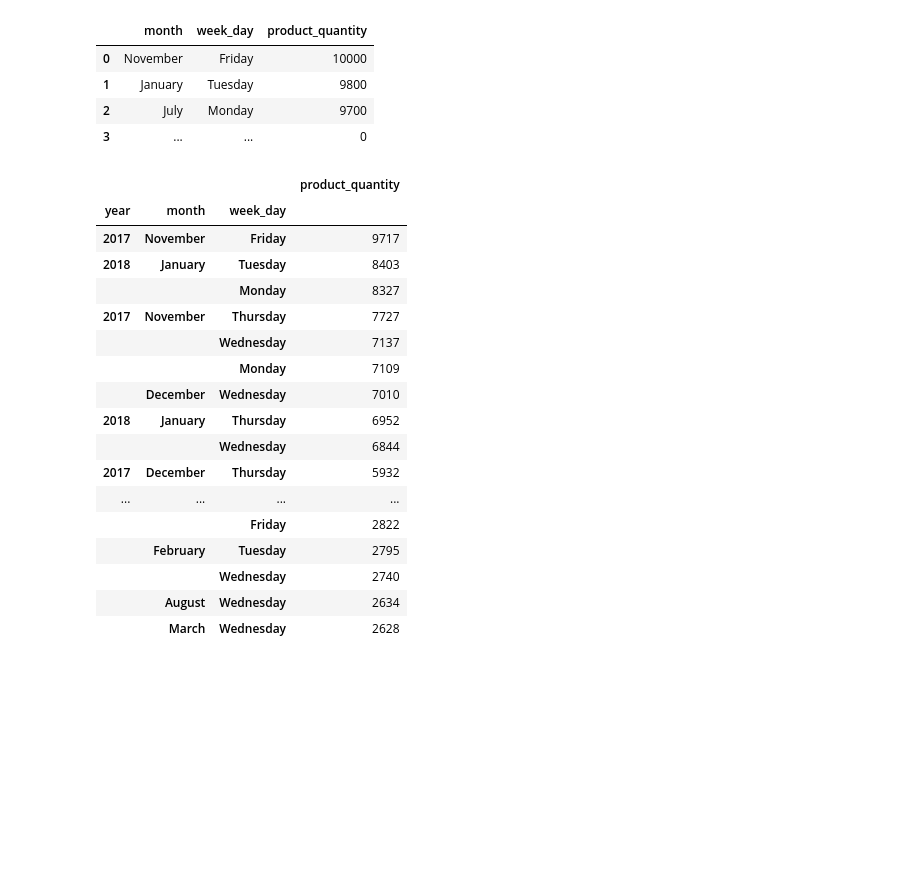
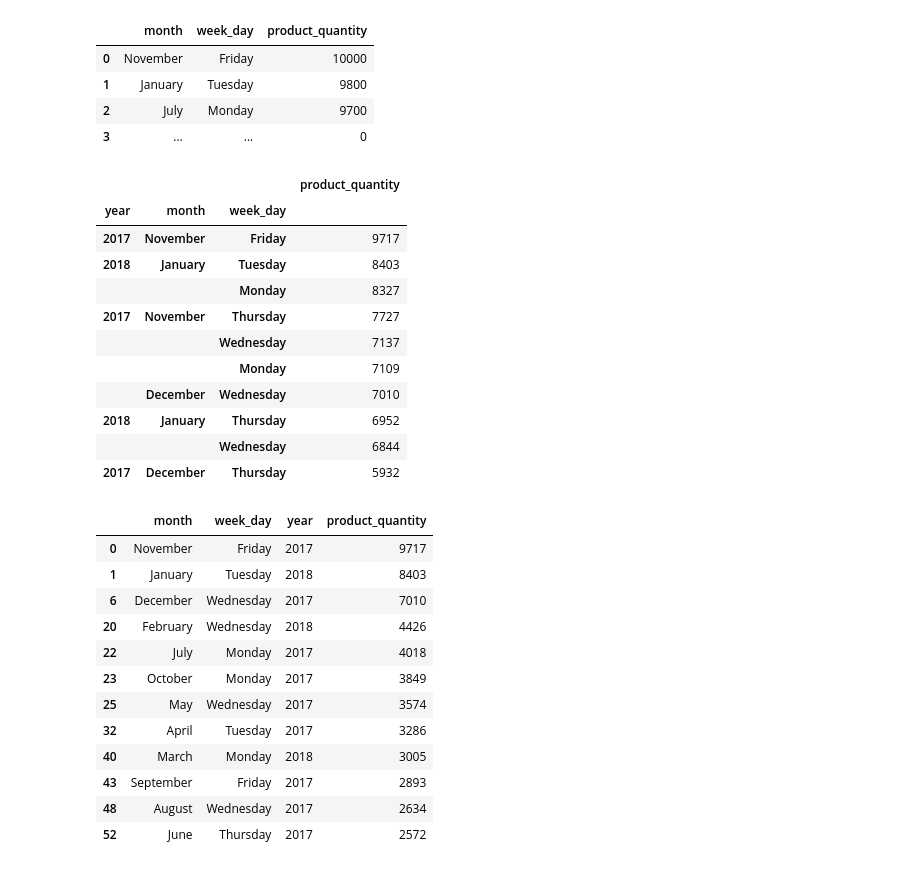
Before and after one commit to hanaamulic/Eniac_project-Week_3, a Jupyter notebook: 2-data-aggregation.ipynb, the cells around one changed output. Cells and saved outputs as stored; diff of their text form; code cells hidden in the pictures; blank space fills up the shorter version.

```diff
--- a/2-data-aggregation.ipynb
+++ b/2-data-aggregation.ipynb
@@ -435,28 +476,47 @@ pd.DataFrame({
 # %%
 (
 df
     .assign(week_day = df['date'].dt.strftime('%A'), month = df['date'].dt.strftime('%B'), year = df['date'].dt.strftime('%Y') )
     .groupby(['year','month','week_day'])
     .agg({'product_quantity':'sum'})
     .sort_values('product_quantity', ascending=False)
-    .head(50)
+    .head(10)
 )
 # %% [output]
 |  |  |  | product_quantity |
 | year | month | week_day |  |
 | 2017 | November | Friday | 9717 |
 | 2018 | January | Tuesday | 8403 |
 |  |  | Monday | 8327 |
 | 2017 | November | Thursday | 7727 |
 |  |  | Wednesday | 7137 |
 |  |  | Monday | 7109 |
 |  | December | Wednesday | 7010 |
 | 2018 | January | Thursday | 6952 |
 |  |  | Wednesday | 6844 |
 | 2017 | December | Thursday | 5932 |
-| ... | ... | ... | ... |
-|  |  | Friday | 2822 |
-|  | February | Tuesday | 2795 |
-|  |  | Wednesday | 2740 |
-|  | August | Wednesday | 2634 |
-|  | March | Wednesday | 2628 |
+# %%
+(
+df
+    .assign(week_day = df['date'].dt.strftime('%A'), month = df['date'].dt.strftime('%B'), year = df['date'].dt.strftime('%Y'))
+    .groupby(['month', 'week_day', 'year'])
+    .agg({'product_quantity':'sum'})
+    .sort_values('product_quantity', ascending=False)
+    .reset_index()
+    .groupby('month')
+    .head(1)
+)
+# %% [output]
+|  | month | week_day | year | product_quantity |
+| 0 | November | Friday | 2017 | 9717 |
+| 1 | January | Tuesday | 2018 | 8403 |
+| 6 | December | Wednesday | 2017 | 7010 |
+| 20 | February | Wednesday | 2018 | 4426 |
+| 22 | July | Monday | 2017 | 4018 |
+| 23 | October | Monday | 2017 | 3849 |
+| 25 | May | Wednesday | 2017 | 3574 |
+| 32 | April | Tuesday | 2017 | 3286 |
+| 40 | March | Monday | 2018 | 3005 |
+| 43 | September | Friday | 2017 | 2893 |
+| 48 | August | Wednesday | 2017 | 2634 |
+| 52 | June | Thursday | 2017 | 2572 |
```
Also changed, not shown: parts of 4 cells of this notebook, 4 other files.
